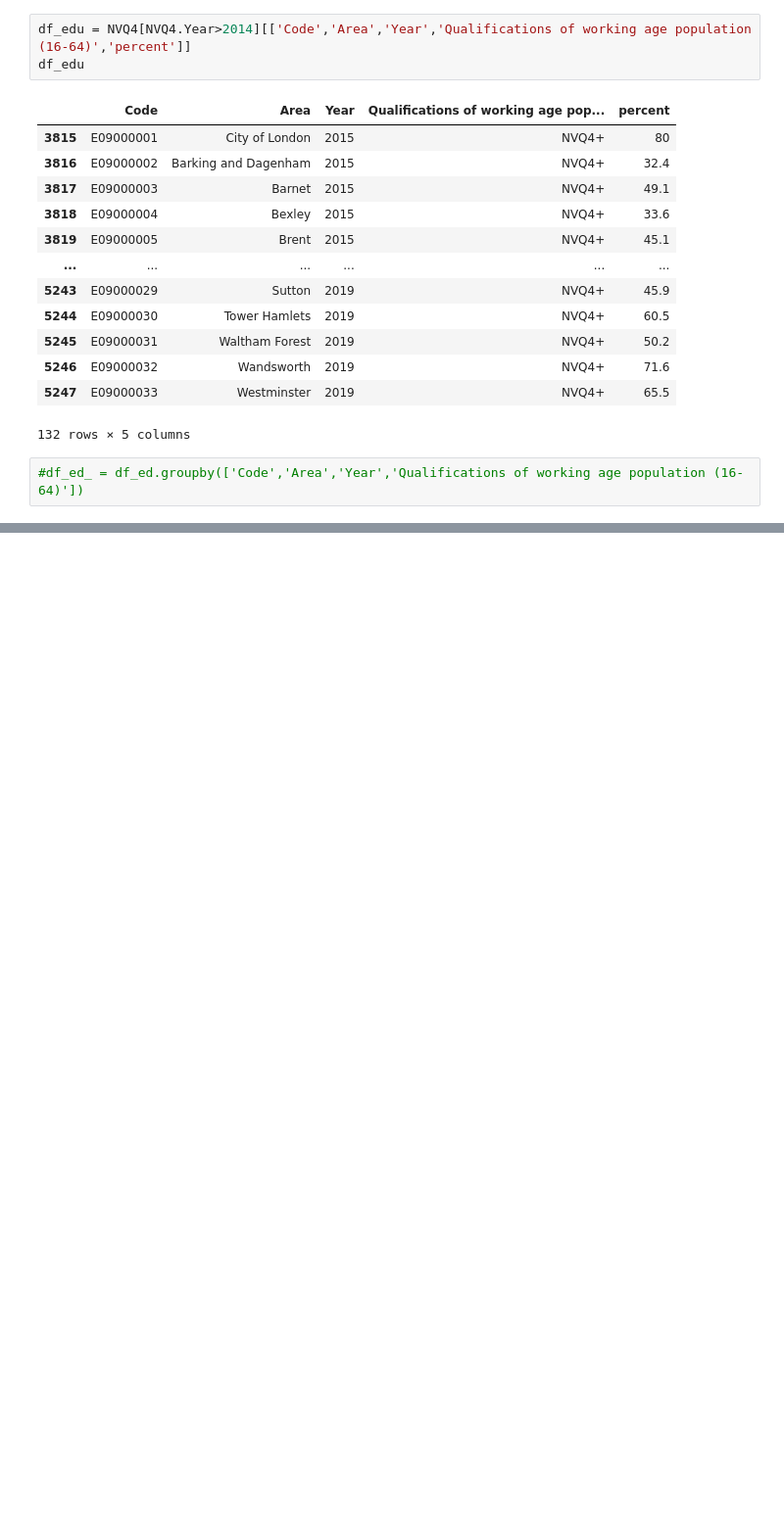
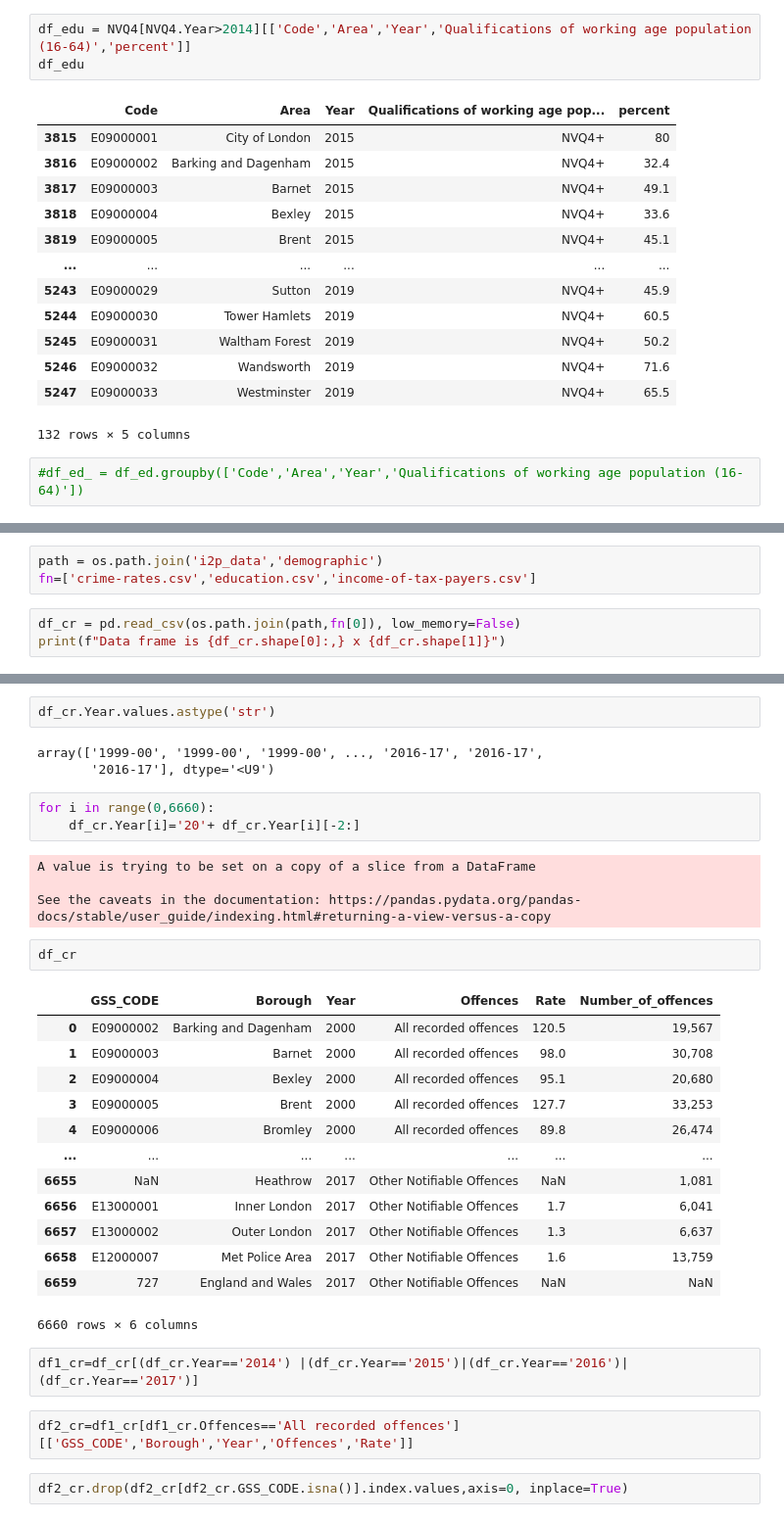
Before and after one commit to Jiawei997/i2p, a Jupyter notebook: Airbnb-listing.ipynb, the cells around one changed output, grey strips where cells are left out. Shown at 98% size. Saved outputs shown, nothing was run; the diff lists cells and outputs as text; blank space fills up the shorter version.

```diff
--- a/Airbnb-listing.ipynb
+++ b/Airbnb-listing.ipynb
@@ -202,0 +378,6 @@ df_edu
+# %%
+path = os.path.join('i2p_data','demographic')
+fn=['crime-rates.csv','education.csv','income-of-tax-payers.csv']
+# %%
+df_cr = pd.read_csv(os.path.join(path,fn[0]), low_memory=False)
+print(f"Data frame is {df_cr.shape[0]:,} x {df_cr.shape[1]}")
@@ -202,0 +411,34 @@ df_edu
+# %%
+df_cr.Year.values.astype('str')
+# %% [output]
+array(['1999-00', '1999-00', '1999-00', ..., '2016-17', '2016-17',
+       '2016-17'], dtype='<U9')
+# %%
+for i in range(0,6660):
+    df_cr.Year[i]='20'+ df_cr.Year[i][-2:]
+# %% [output]
+A value is trying to be set on a copy of a slice from a DataFrame
+
+See the caveats in the documentation: https://pandas.pydata.org/pandas-docs/stable/user_guide/indexing.html#returning-a-view-versus-a-copy
+# %%
+df_cr
+# %% [output]
+|  | GSS_CODE | Borough | Year | Offences | Rate | Number_of_offences |
+| 0 | E09000002 | Barking and Dagenham | 2000 | All recorded offences | 120.5 | 19,567 |
+| 1 | E09000003 | Barnet | 2000 | All recorded offences | 98.0 | 30,708 |
+| 2 | E09000004 | Bexley | 2000 | All recorded offences | 95.1 | 20,680 |
+| 3 | E09000005 | Brent | 2000 | All recorded offences | 127.7 | 33,253 |
+| 4 | E09000006 | Bromley | 2000 | All recorded offences | 89.8 | 26,474 |
+| ... | ... | ... | ... | ... | ... | ... |
+| 6655 | NaN | Heathrow | 2017 | Other Notifiable Offences | NaN | 1,081 |
+| 6656 | E13000001 | Inner London | 2017 | Other Notifiable Offences | 1.7 | 6,041 |
+| 6657 | E13000002 | Outer London | 2017 | Other Notifiable Offences | 1.3 | 6,637 |
+| 6658 | E12000007 | Met Police Area | 2017 | Other Notifiable Offences | 1.6 | 13,759 |
+| 6659 | 727 | England and Wales | 2017 | Other Notifiable Offences | NaN | NaN |
+6660 rows × 6 columns
+# %%
+df1_cr=df_cr[(df_cr.Year=='2014') |(df_cr.Year=='2015')|(df_cr.Year=='2016')|(df_cr.Year=='2017')]
+# %%
+df2_cr=df1_cr[df1_cr.Offences=='All recorded offences'][['GSS_CODE','Borough','Year','Offences','Rate']]
+# %%
+df2_cr.drop(df2_cr[df2_cr.GSS_CODE.isna()].index.values,axis=0, inplace=True)
```
Also changed, not shown: parts of 59 cells of this notebook.
